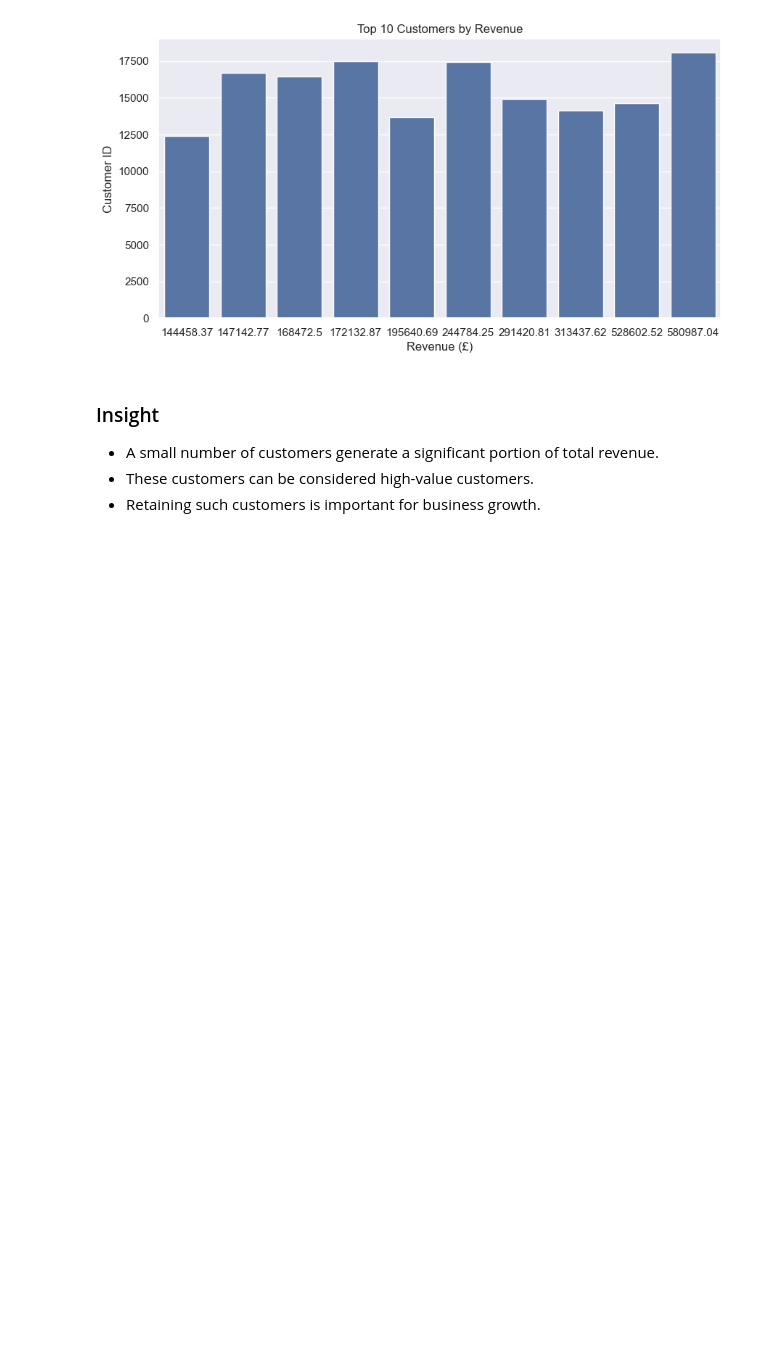
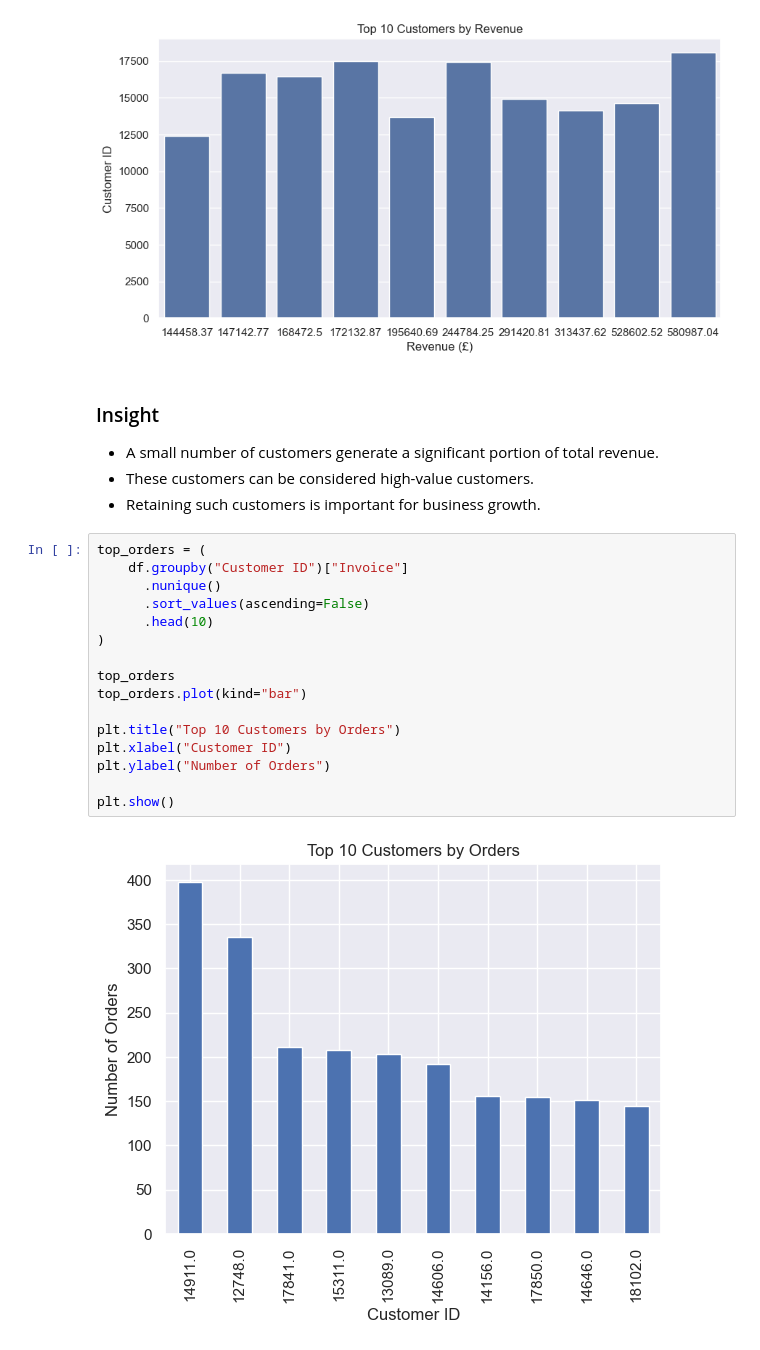
Before and after one commit to muhammadbilal744/online-retail-customer-sales-analysis, a Jupyter notebook: Notebooks/04_customer_analysis.ipynb, the cells around one changed output. Drawn from its saved outputs; the diff is of its cells as text; blank space fills up the shorter version.

```diff
--- a/Notebooks/04_customer_analysis.ipynb
+++ b/Notebooks/04_customer_analysis.ipynb
@@ -107,3 +107,21 @@ plt.show()
 - A small number of customers generate a significant portion of total revenue.
 - These customers can be considered high-value customers.
 - Retaining such customers is important for business growth.
+# %%
+top_orders = (
+    df.groupby("Customer ID")["Invoice"]
+      .nunique()
+      .sort_values(ascending=False)
+      .head(10)
+)
+
+top_orders
+top_orders.plot(kind="bar")
+
+plt.title("Top 10 Customers by Orders")
+plt.xlabel("Customer ID")
+plt.ylabel("Number of Orders")
+
+plt.show()
+# %% [output]
+[figure, added]
```
Also changed, not shown: parts of 18 cells of this notebook, 4 other files.
